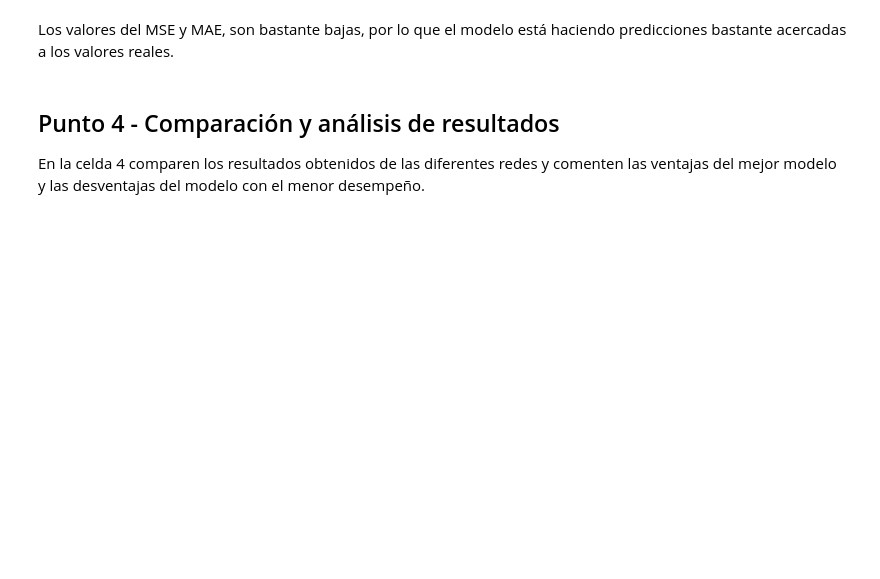
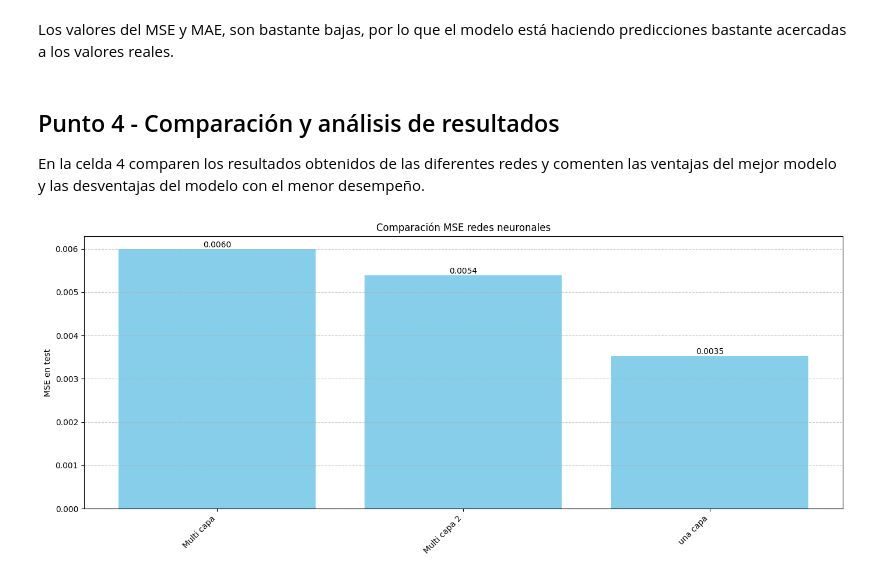
Before and after one commit to DanielEMontero/ML_PLN_GRUPO_02, a Jupyter notebook: Semana 6/S6TC1-Redes_Neuronales.ipynb, the cells around one changed output. Cells and saved outputs as stored; diff of their text form; code cells hidden in the pictures; blank space fills up the shorter version.

```diff
--- a/Semana 6/S6TC1-Redes_Neuronales.ipynb
+++ b/Semana 6/S6TC1-Redes_Neuronales.ipynb
@@ -325,0 +324,15 @@ MSE:  0.0036577977004082617
+# %%
+y_pred_test=model.predict(X_val).flatten()
+y_pred_train=model.predict(X_train).flatten()
+
+mae_train=mean_absolute_error(Y_train, y_pred_train)
+mse_train=mean_squared_error(Y_train, y_pred_train)
+
+mae_test=mean_absolute_error(Y_val, y_pred_test)
+mse_test=mean_squared_error(Y_val, y_pred_test)
+
+print("MAE_tain: ", mae_train)
+print("MSE_train: ", mse_train)
+
+print("MAE_test: ", mae_test)
+print("MSE_test: ", mse_test)
@@ -333,0 +352,23 @@ En la celda 4 comparen los resultados obtenidos de las diferentes redes y coment
+# %%
+# Celda 4
+labels = ['una capa','Multi capa','Multi capa 2']
+mse_values = [mse_una_capa_test, mse_multicapa_test, mse_test]
+
+labels_sorted, accuracy_values = zip(*sorted(zip(labels, mse_values), key=lambda x: x[1], reverse=True))
+
+
+plt.figure(figsize=(14, 6))
+bars = plt.bar(labels_sorted, accuracy_values, color='skyblue')
+plt.xticks(rotation=45, ha='right')
+plt.ylabel('MSE en test')
+plt.title('Comparación MSE redes neuronales')
+plt.grid(axis='y', linestyle='--', alpha=0.6)
+
+for bar in bars:
+    yval = bar.get_height()
+    plt.text(bar.get_x() + bar.get_width()/2, yval , f'{yval:.4f}', ha='center', va='bottom')
+
+plt.tight_layout()
+plt.show()
+# %% [output]
+[figure, added]
```
Also changed, not shown: parts of 13 cells of this notebook.
